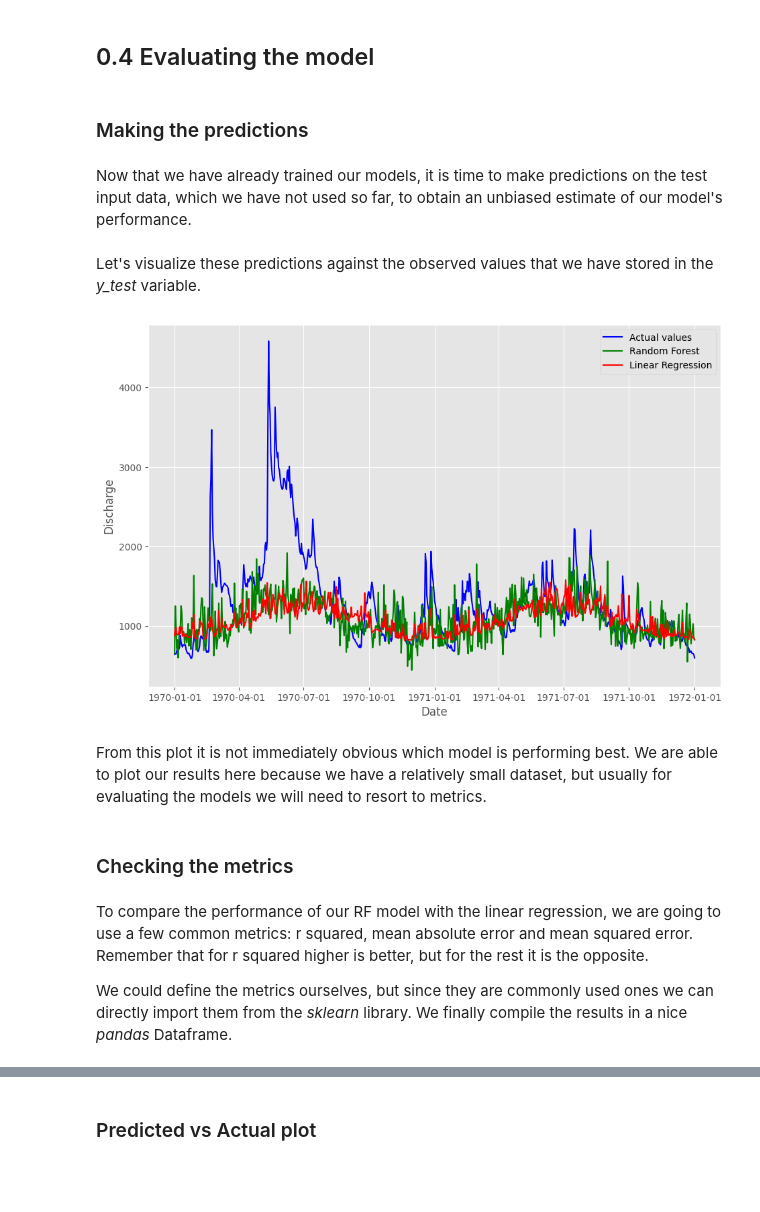
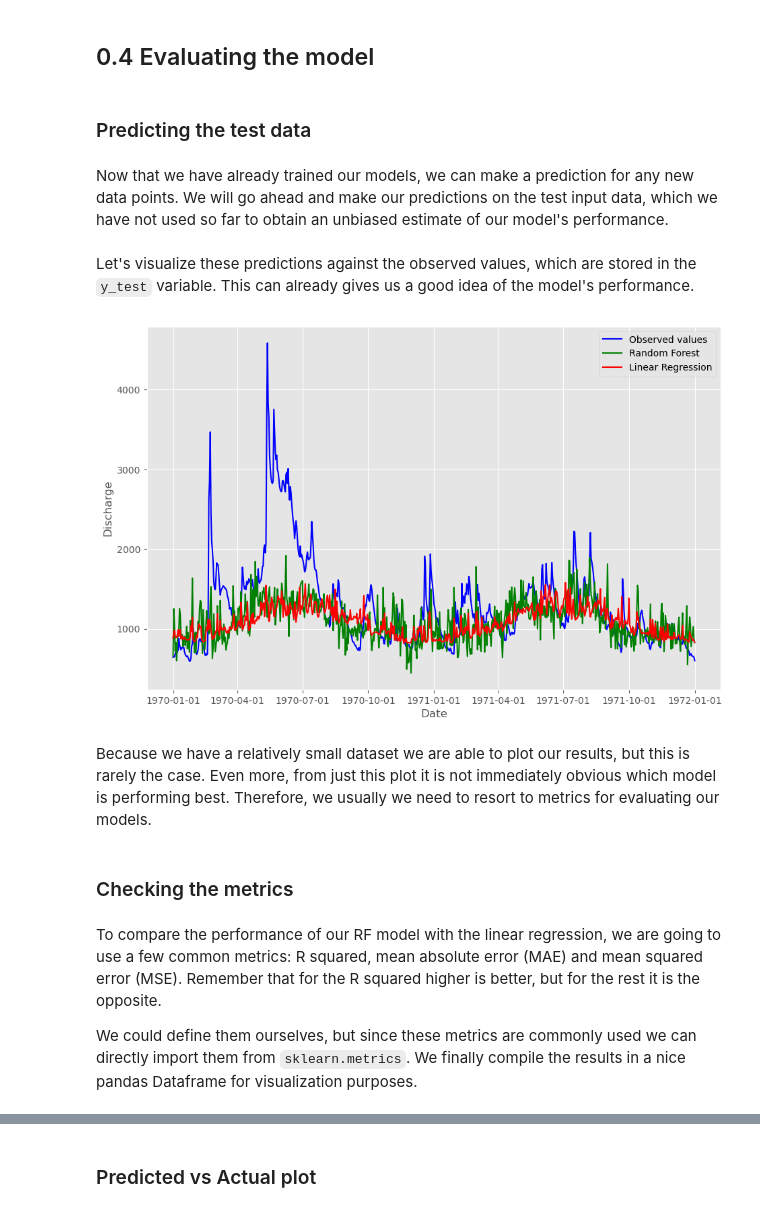
Before and after one commit to oriol-pomarol/codegeo_workshops, a Jupyter notebook: 0_training_your_first_ml_model.ipynb, the cells around one changed output, grey strips where cells are left out. Cells and saved outputs as stored; diff of their text form; code cells hidden in the pictures; blank space fills up the shorter version.

```diff
--- a/0_training_your_first_ml_model.ipynb
+++ b/0_training_your_first_ml_model.ipynb
@@ -98,13 +99,17 @@ Let's first plot the input variables using the pandas dataframe `plot` function.
 # %%
-import matplotlib.pyplot as plt
+# Customize the style of the plot
+from matplotlib import style
+style.use('ggplot')
 
-matplotlib.style.use('ggplot')
-
+# Plot the input data
 axes = input_data.plot(use_index=True, y=["p", "t", "et"], figsize=(11, 11),
                        subplots=True, sharex=True, xlabel="Date", legend=False,
                        color='darkblue')
+
+# Add labels to the y-axes
 axes[0].set_ylabel('Precipitation')
 axes[1].set_ylabel('Temperature')
 axes[2].set_ylabel('Evapotranspiration')
+
 plt.show()
 # %% [output]
@@ -151,4 +158,10 @@ In *sklearn*, we first define which type of ML model we want to use, and then we
 # %%
+# Train a Random Forest model
 from sklearn.ensemble import RandomForestRegressor
-rf_model = RandomForestRegressor(random_state=10)
+rf_model = RandomForestRegressor(random_state=10, criterion='squared_error')
 rf_model.fit(X_train, y_train.values.ravel())
+
+# Train a Linear Regression model
+from sklearn.linear_model import LinearRegression
+lin_model = LinearRegression()
+lin_model.fit(X_train, y_train.values.ravel());
@@ -165,7 +168,7 @@ LinearRegression()
 # %% [markdown]
 ## 0.4 Evaluating the model
-# %% [markdown]
-### Making the predictions
+# %% [markdown]
+### Predicting the test data
 # %% [markdown]
-Now that we have already trained our models, it is time to make predictions on the test input data, which we have not used so far, to obtain an unbiased estimate of our model's performance.
+Now that we have already trained our models, we can make a prediction for any new data points. We will go ahead and make our predictions on the test input data, which we have not used so far to obtain an unbiased estimate of our model's performance.
 # %%
@@ -172,33 +176,36 @@ Now that we have already trained our models, it is time to make predictions on t
 rf_prediction = rf_model.predict(X_test)
 lin_prediction = lin_model.predict(X_test)
 # %% [markdown]
-Let's visualize these predictions against the observed values that we have stored in the *y_test* variable.
+Let's visualize these predictions against the observed values, which are stored in the `y_test` variable. This can already gives us a good idea of the model's performance.
 # %%
-import matplotlib.dates as mdates
+plt.figure(figsize=(11, 7))
 
-plt.figure(figsize=(11, 7))
-plt.plot(y_test.index, y_test, label='Actual values', color='b')
+# Plot the predictions and observed values
+plt.plot(y_test.index, y_test, label='Observed values', color='b')
 plt.plot(y_test.index, rf_prediction, label='Random Forest', color='g')
 plt.plot(y_test.index, lin_prediction, label='Linear Regression', color='r')
+
+# Add labels and legend
 plt.xlabel('Date')
 plt.ylabel('Discharge')
 plt.legend()
 
-ax = plt.gca()
-ax.xaxis.set_major_locator(mdates.AutoDateLocator())
-ax.xaxis.set_major_formatter(mdates.DateFormatter('%Y-%m-%d'))
+# Customize the x-axis to show the dates
+import matplotlib.dates as mdates
+plt.gca().xaxis.set_major_locator(mdates.AutoDateLocator())
+plt.gca().xaxis.set_major_formatter(mdates.DateFormatter('%Y-%m-%d'))
 
 plt.show()
 # %% [output]
-[figure, old version]
+[figure, new version]
-# %% [markdown]
-From this plot it is not immediately obvious which model is performing best. We are able to plot our results here because we have a relatively small dataset, but usually for evaluating the models we will need to resort to metrics.
+# %% [markdown]
+Because we have a relatively small dataset we are able to plot our results, but this is rarely the case. Even more, from just this plot it is not immediately obvious which model is performing best. Therefore, we usually we need to resort to metrics for evaluating our models.
 # %% [markdown]
 ### Checking the metrics
 # %% [markdown]
-To compare the performance of our RF model with the linear regression, we are going to use a few common metrics: r squared, mean absolute error and mean squared error. Remember that for r squared higher is better, but for the rest it is the opposite.
+To compare the performance of our RF model with the linear regression, we are going to use a few common metrics: R squared, mean absolute error (MAE) and mean squared error (MSE). Remember that for the R squared higher is better, but for the rest it is the opposite.
 
-We could define the metrics ourselves, but since they are commonly used ones we can directly import them from the *sklearn* library. We finally compile the results in a nice *pandas* Dataframe.
+We could define them ourselves, but since these metrics are commonly used we can directly import them from `sklearn.metrics`. We finally compile the results in a nice pandas Dataframe for visualization purposes.
 # %%
 from sklearn.metrics import r2_score, mean_absolute_error, mean_squared_error
 
```
Also changed, not shown: parts of 22 cells of this notebook.
